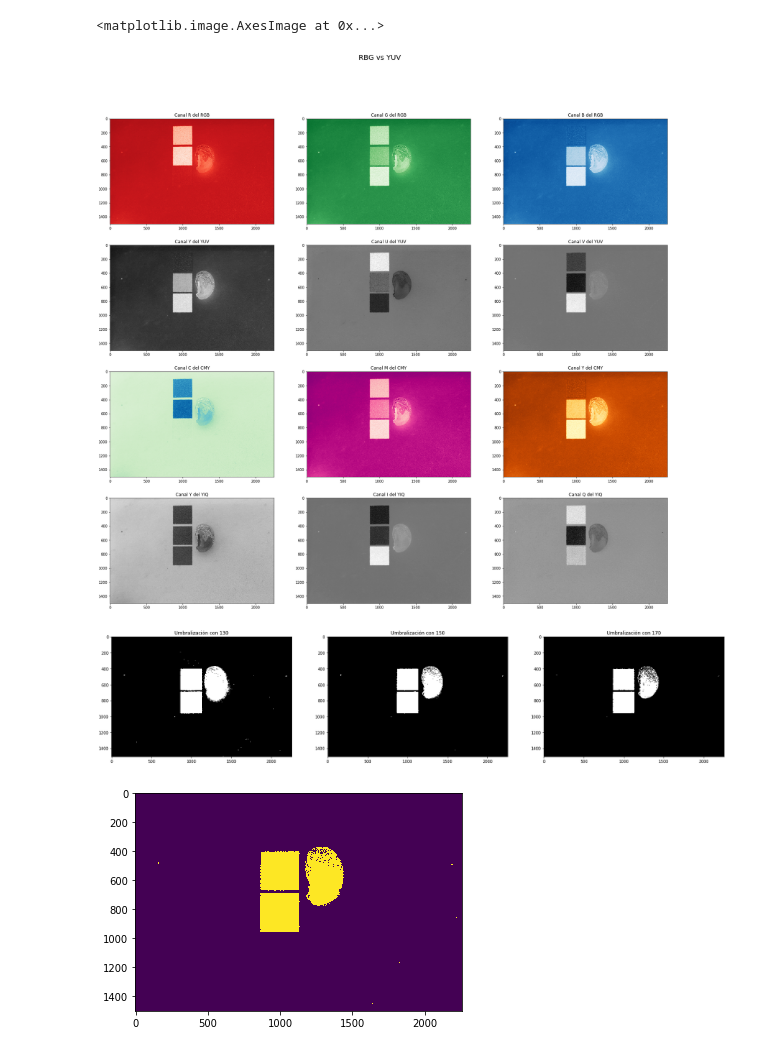
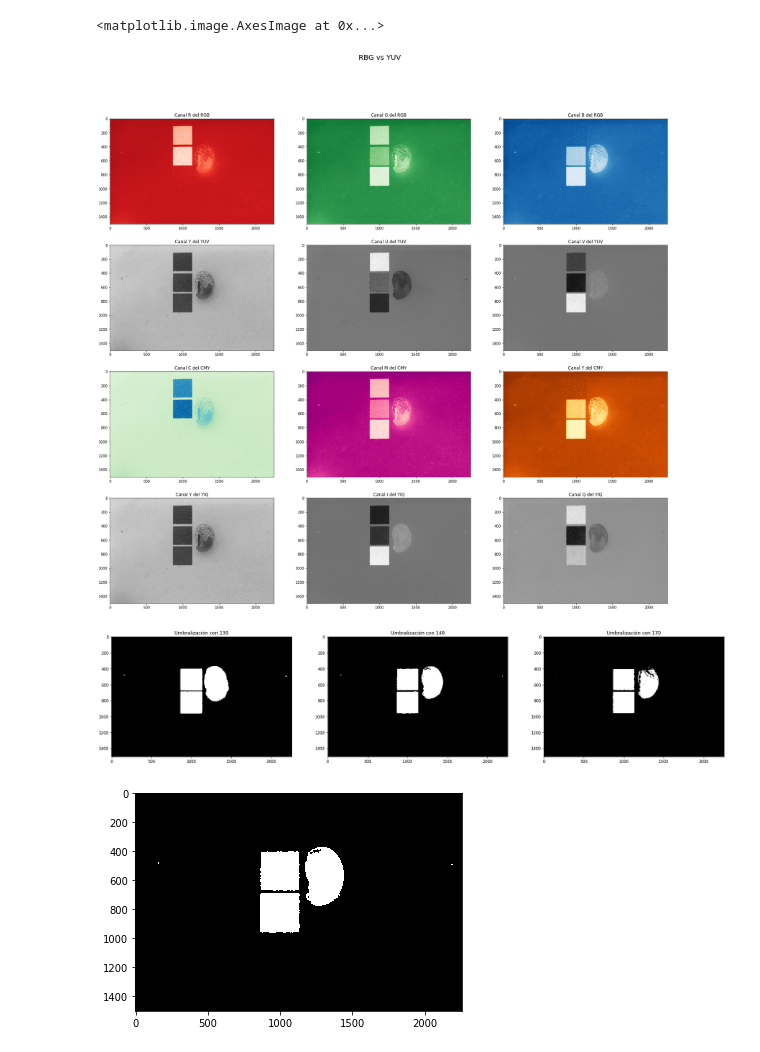
Before and after one commit to saarboledaz/vision_artificial_2019, a Jupyter notebook: Proyecto/CAFE/CAFE.ipynb, the cells around one changed output. Drawn from its saved outputs; the diff is of its cells as text; code cells hidden in the pictures.

Commit message:
Segmentación
filtro blur para eliminar ruido

```diff
--- a/Proyecto/CAFE/CAFE.ipynb
+++ b/Proyecto/CAFE/CAFE.ipynb
@@ -17,7 +17,7 @@ img_B = img_rgb[:,:,2]
 #Separar el espacio de color YUV en sus canales individuales
 img_yuv = cv2.cvtColor(img, cv2.COLOR_BGR2YUV)
 
-img_Y = img_yuv[:,:,0]
+img_Yu = img_yuv[:,:,0]
 img_U =  img_yuv[:,:,1]
 img_V = img_yuv[:,:,2]
 
@@ -42,7 +42,7 @@ ax2.imshow(img_G, cmap='Greens', aspect='auto')
 ax3.set_title('Canal B del RGB')
 ax3.imshow(img_B, cmap='Blues', aspect='auto')
 ax4.set_title('Canal Y del YUV')
-ax4.imshow(img_Y, cmap='gray', aspect='auto')
+ax4.imshow(img_Yu, cmap='gray', aspect='auto')
 ax5.set_title('Canal U del YUV')
 ax5.imshow(img_U, cmap='gray', aspect='auto')
 ax6.set_title('Canal V del YUV')
@@ -61,7 +61,7 @@ ax12.set_title('Canal Q del YIQ')
 ax12.imshow(img_Q, cmap='gray', aspect='auto')
 # %% [output]
 <matplotlib.image.AxesImage at 0x...>
-[figure, old version]
+[figure, new version]
 # %%
 
 #Función de lectura rápida de imágenes a color y en escala de grises
@@ -75,10 +75,15 @@ def img_read(filename, mode = 'color'):
 
 img = img_Y
 
+#Definir tamaño del kernel
+k_size = 10
+#aplicar filtro de suavizado
+img = cv2.blur(img, (k_size,k_size))
+
 #Realizar disintos threshold a la imagen a partir de distintos valores mínimos
 
 a = 130
-b = 150
+b = 149
 c = 170
 thresholded1 = img > a
 thresholded2 = img > b
@@ -95,9 +100,9 @@ ax[2].imshow(thresholded3, cmap="gray");
 # %% [output]
 [figure]
 # %%
-#el caso mas util es la umbralización con 150
-imgplot = plt.imshow(thresholded2)
+#el caso mas util es la umbralización con 149
+imgplot = plt.imshow(thresholded2,cmap='gray')
 plt.show()
 #falta eliminar los cuadrados :/
 # %% [output]
-[figure, old version]
+[figure, new version]
```
